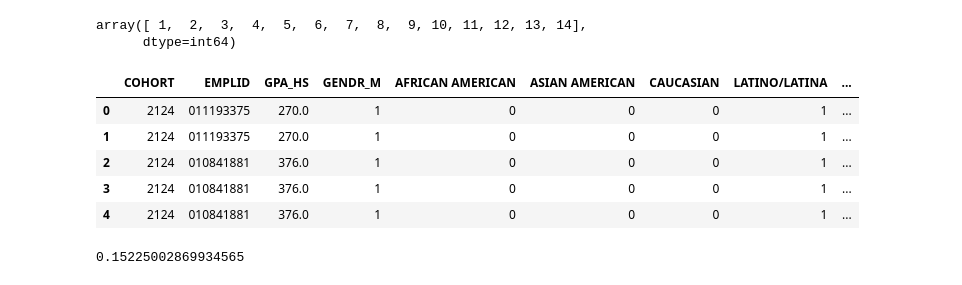
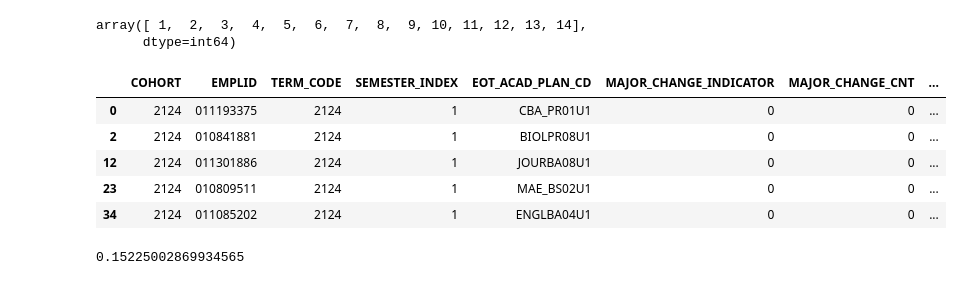
Before and after one commit to jcbraswell/book-crossing, a Jupyter notebook: PROJECT_STUDENT_GRADUATION_V1.ipynb, the cells around one changed output. Drawn from its saved outputs; the diff is of its cells as text; code cells hidden in the pictures.

```diff
--- a/PROJECT_STUDENT_GRADUATION_V1.ipynb
+++ b/PROJECT_STUDENT_GRADUATION_V1.ipynb
@@ -1243,14 +1184,14 @@ for s in supreme_train['SEMESTER_INDEX'].unique():
     seq['TRAIN{}'.format(s)] = supreme_train[supreme_train['SEMESTER_INDEX'] <= s]
     seq['DEV{}'.format(s)] = supreme_dev[supreme_dev['SEMESTER_INDEX'] <= s]
 # %%
-seq['TRAIN0'].head()
+seq['TRAIN1'].head()
 # %% [output]
-|  | COHORT | EMPLID | GPA_HS | GENDR_M | AFRICAN AMERICAN | ASIAN AMERICAN | CAUCASIAN | LATINO/LATINA | ... |
-| 0 | 2124 | 011193375 | 270.0 | 1 | 0 | 0 | 0 | 1 | ... |
-| 1 | 2124 | 011193375 | 270.0 | 1 | 0 | 0 | 0 | 1 | ... |
-| 2 | 2124 | 010841881 | 376.0 | 1 | 0 | 0 | 0 | 1 | ... |
-| 3 | 2124 | 010841881 | 376.0 | 1 | 0 | 0 | 0 | 1 | ... |
-| 4 | 2124 | 010841881 | 376.0 | 1 | 0 | 0 | 0 | 1 | ... |
+|  | COHORT | EMPLID | TERM_CODE | SEMESTER_INDEX | EOT_ACAD_PLAN_CD | MAJOR_CHANGE_INDICATOR | MAJOR_CHANGE_CNT | ... |
+| 0 | 2124 | 011193375 | 2124 | 1 | CBA_PR01U1 | 0 | 0 | ... |
+| 2 | 2124 | 010841881 | 2124 | 1 | BIOLPR08U1 | 0 | 0 | ... |
+| 12 | 2124 | 011301886 | 2124 | 1 | JOURBA08U1 | 0 | 0 | ... |
+| 23 | 2124 | 010809511 | 2124 | 1 | MAE_BS02U1 | 0 | 0 | ... |
+| 34 | 2124 | 011085202 | 2124 | 1 | ENGLBA04U1 | 0 | 0 | ... |
 # %%
 print(seq['TRAIN0']['GRAD_IN_4.0'].mean())
 # %% [output]
```
Also changed, not shown: parts of 96 cells of this notebook, 5 other files.
